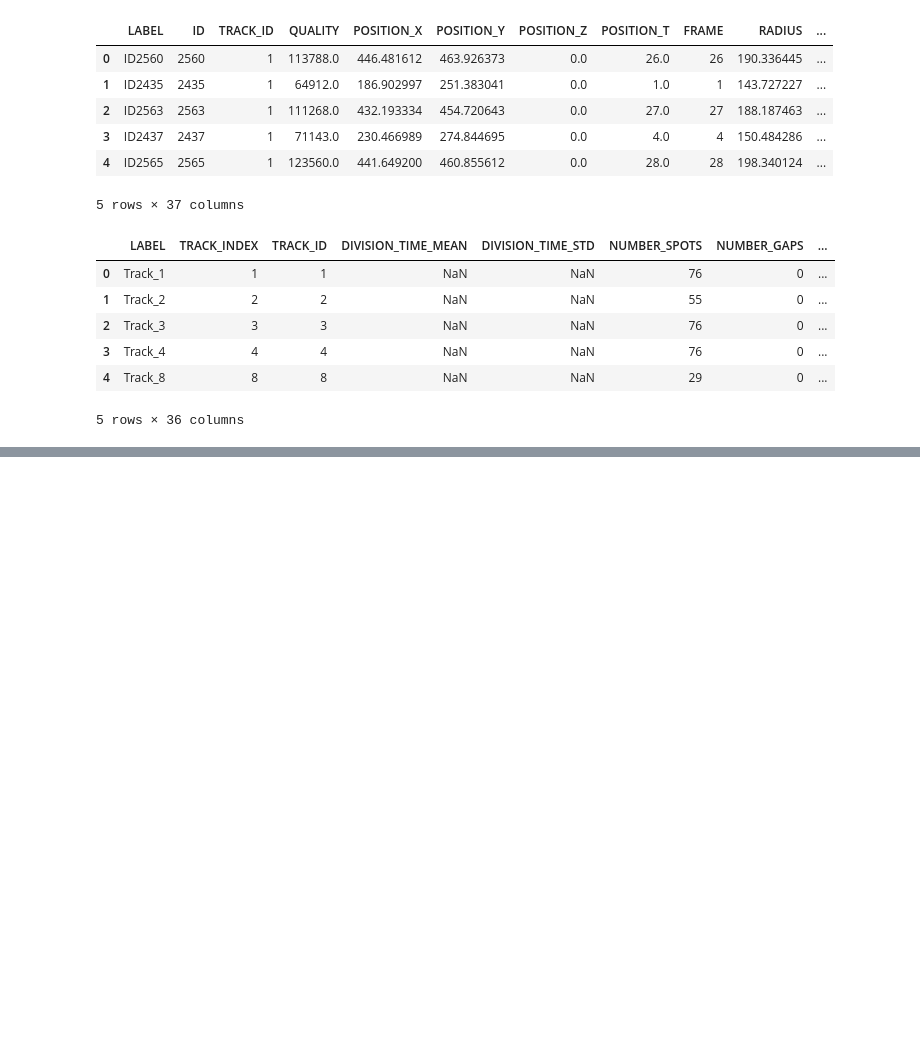
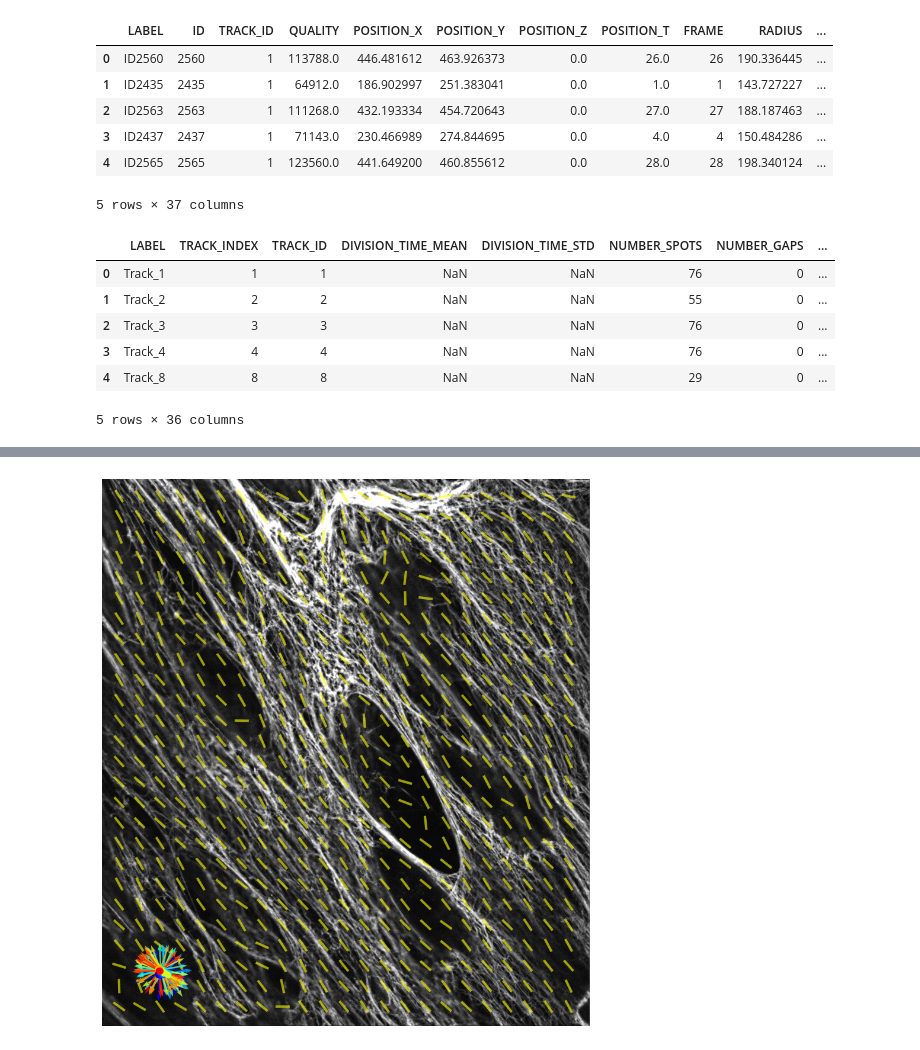
Before and after one commit to CellMigrationLab/AFT_tracks, a Jupyter notebook: 20250304_AFT_tracks.ipynb, the cells around one changed output, grey strips where cells are left out. Saved outputs shown, nothing was run; the diff lists cells and outputs as text; code cells hidden in the pictures; blank space fills up the shorter version.

Commit message:
20250304 start setting up loops

```diff
--- a/20250304_AFT_tracks.ipynb
+++ b/20250304_AFT_tracks.ipynb
@@ -166,0 +131,10 @@ x, y, u, v, im_theta, im_eccentricity = AFT.image_local_order(im, window_size, o
+# %%
+# this needs to go in same for loop as before (spots)
+df_subset = df_spots.loc[df_spots.File_name == spots_list_current[spots]]
+# %%
+# this needs to go in same for loop as before (spots) + loop (tracks)
+trackID = 3 # in range(len(df_subset.TRACK_ID.unique()))
+
+df_track = df_subset.loc[df_subset.TRACK_ID == trackID]
+df_track = df_track.sort_values(by='FRAME')
+df_track = df_track.reset_index(drop=True)
@@ -166,0 +163,16 @@ x, y, u, v, im_theta, im_eccentricity = AFT.image_local_order(im, window_size, o
+# %%
+df_out = pd.DataFrame(columns = ['FRAME','track_angle','AFT_angle','AFT_track_angle','AFT_track_angle_cos2',
+                                'track_angle_u', 'track_angle_v','AFT_angle_u','AFT_angle_v'])
+
+df_out.FRAME = current_time_point
+df_out.track_angle = track_angle
+df_out.AFT_angle = AFT_angle
+df_out.AFT_track_angle = AFT_track_angle
+df_out.AFT_track_angle_cos2 = AFT_track_angle_cos2
+
+df_out.track_angle_u = np.cos(track_angle)
+df_out.track_angle_v = np.sin(track_angle)
+df_out.AFT_angle_u = np.cos(AFT_angle)
+df_out.AFT_angle_v = np.sin(AFT_angle)
+# %%
+df_out_merge = pd.merge(df_track, df_out, on='FRAME', how='outer')
@@ -166,0 +186,17 @@ x, y, u, v, im_theta, im_eccentricity = AFT.image_local_order(im, window_size, o
+# %%
+plt.figure(figsize=(18,12))
+
+plt.imshow(im[0,], cmap='gray')
+plt.quiver(x,y,u[0],v[0], color='yellow', pivot='mid', scale_units='xy', scale=overlap, headaxislength=0, headlength=0, width=0.005, alpha=0.6)
+sns.lineplot(data=df_track, x=df_track.POSITION_X, y=df_track.POSITION_Y, color='w')
+
+cmap = plt.get_cmap('jet')
+for time_point in range(len(df_track)-1):
+    plt.plot(df_track.loc[time_point,'POSITION_X'], df_track.loc[time_point,'POSITION_Y'], marker='o', color=cmap(time_point*2))
+    plt.quiver(df_out_merge.loc[time_point,'POSITION_X'],df_out_merge.loc[time_point,'POSITION_Y'],df_out_merge.loc[time_point,'track_angle_u'], df_out_merge.loc[time_point,'track_angle_v'],
+               color=cmap(time_point*2), angles='xy', width=0.003, alpha=0.8)
+
+plt.axis('off')
+plt.show()
+# %% [output]
+[figure, added]
```
Also changed, not shown: parts of 23 cells of this notebook.
